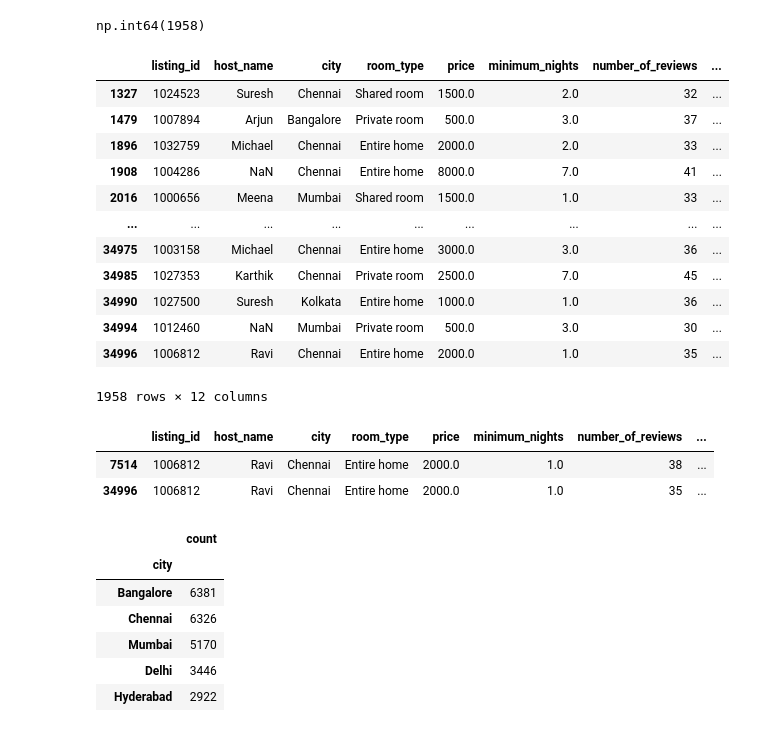
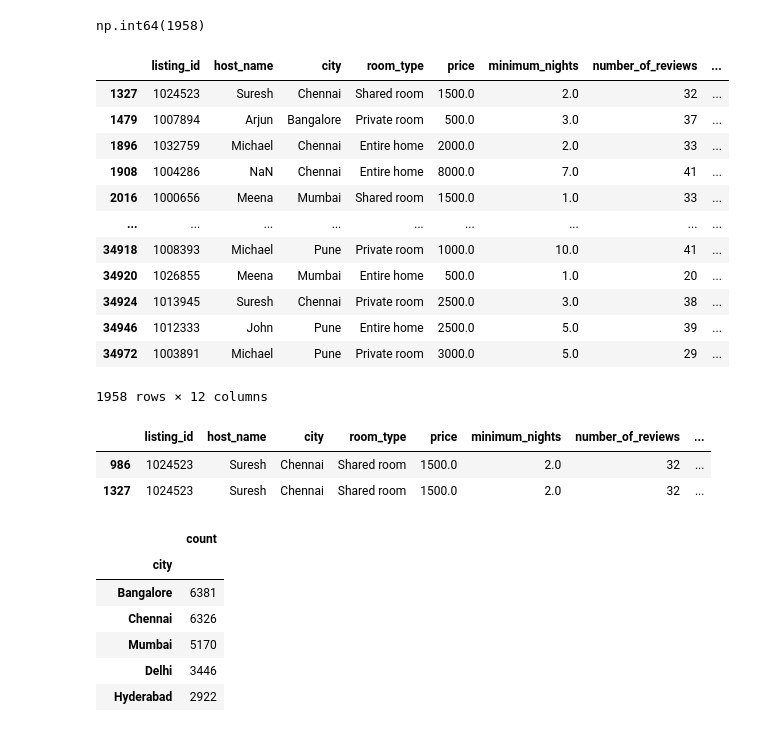
Before and after one commit to Madhankumarr11/Guvi_M59_Class, a Jupyter notebook: Copy_of_AirBnB_Listings_Data_–_Daily_Work_of_a_Data_Team.ipynb, the cells around one changed output. Saved outputs shown, nothing was run; the diff lists cells and outputs as text; code cells hidden in the pictures.

```diff
--- a/Copy_of_AirBnB_Listings_Data_–_Daily_Work_of_a_Data_Team.ipynb
+++ b/Copy_of_AirBnB_Listings_Data_–_Daily_Work_of_a_Data_Team.ipynb
@@ -584,5 +609,5 @@ import pandas as pd
 # %%
-df_master = pd.read_csv('airbnb_master.csv')
+df_master = pd.read_csv('Airbnb_master.csv')
 # %%
 df_master.head()
 # %% [output]
@@ -869,27 +928,27 @@ df_master.duplicated(subset=['listing_id', 'host_name', 'city']).sum()
 # %% [output]
 np.int64(1958)
 # %%
-df_master.loc[df_master.duplicated(subset=['listing_id', 'host_name', 'city'])]
+df_master[df_master.duplicated(subset=['listing_id','host_name', 'city'])]
 # %% [output]
 |  | listing_id | host_name | city | room_type | price | minimum_nights | number_of_reviews | ... |
 | 1327 | 1024523 | Suresh | Chennai | Shared room | 1500.0 | 2.0 | 32 | ... |
 | 1479 | 1007894 | Arjun | Bangalore | Private room | 500.0 | 3.0 | 37 | ... |
 | 1896 | 1032759 | Michael | Chennai | Entire home | 2000.0 | 2.0 | 33 | ... |
 | 1908 | 1004286 | NaN | Chennai | Entire home | 8000.0 | 7.0 | 41 | ... |
 | 2016 | 1000656 | Meena | Mumbai | Shared room | 1500.0 | 1.0 | 33 | ... |
 | ... | ... | ... | ... | ... | ... | ... | ... | ... |
-| 34975 | 1003158 | Michael | Chennai | Entire home | 3000.0 | 3.0 | 36 | ... |
-| 34985 | 1027353 | Karthik | Chennai | Private room | 2500.0 | 7.0 | 45 | ... |
-| 34990 | 1027500 | Suresh | Kolkata | Entire home | 1000.0 | 1.0 | 36 | ... |
-| 34994 | 1012460 | NaN | Mumbai | Private room | 500.0 | 3.0 | 30 | ... |
-| 34996 | 1006812 | Ravi | Chennai | Entire home | 2000.0 | 1.0 | 35 | ... |
+| 34918 | 1008393 | Michael | Pune | Private room | 1000.0 | 10.0 | 41 | ... |
+| 34920 | 1026855 | Meena | Mumbai | Entire home | 500.0 | 1.0 | 20 | ... |
+| 34924 | 1013945 | Suresh | Chennai | Private room | 2500.0 | 3.0 | 38 | ... |
+| 34946 | 1012333 | John | Pune | Entire home | 2500.0 | 5.0 | 39 | ... |
+| 34972 | 1003891 | Michael | Pune | Private room | 3000.0 | 5.0 | 29 | ... |
 1958 rows × 12 columns
 # %%
-df_master[df_master['listing_id'] == 1006812]
+df_master[df_master['listing_id']==1024523]
 # %% [output]
 |  | listing_id | host_name | city | room_type | price | minimum_nights | number_of_reviews | ... |
-| 7514 | 1006812 | Ravi | Chennai | Entire home | 2000.0 | 1.0 | 38 | ... |
-| 34996 | 1006812 | Ravi | Chennai | Entire home | 2000.0 | 1.0 | 35 | ... |
+| 986 | 1024523 | Suresh | Chennai | Shared room | 1500.0 | 2.0 | 32 | ... |
+| 1327 | 1024523 | Suresh | Chennai | Shared room | 1500.0 | 2.0 | 32 | ... |
 # %%
 df_master['city'].value_counts()
 # %% [output]
```
Also changed, not shown: parts of 45 cells of this notebook.
